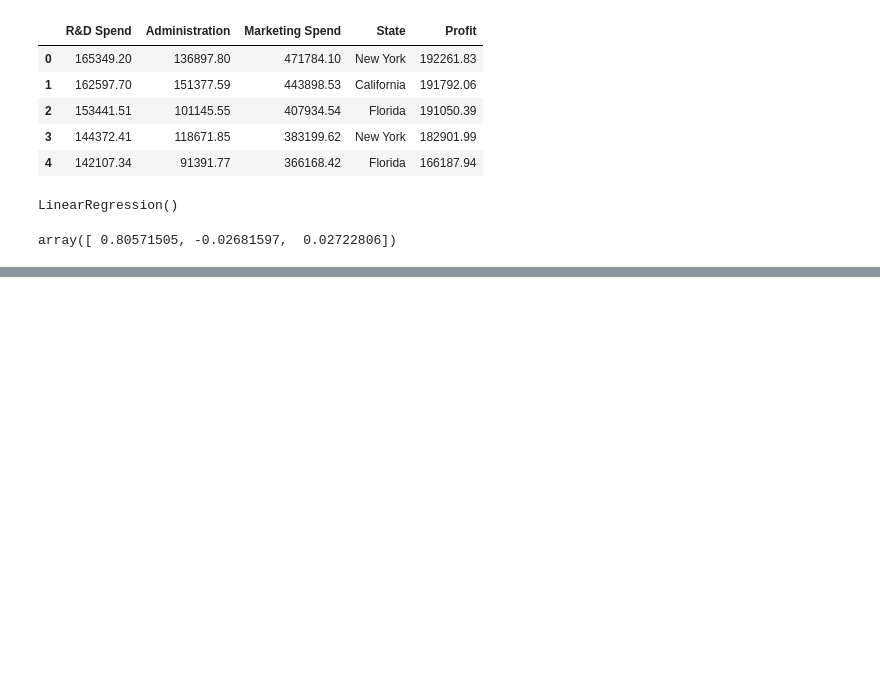
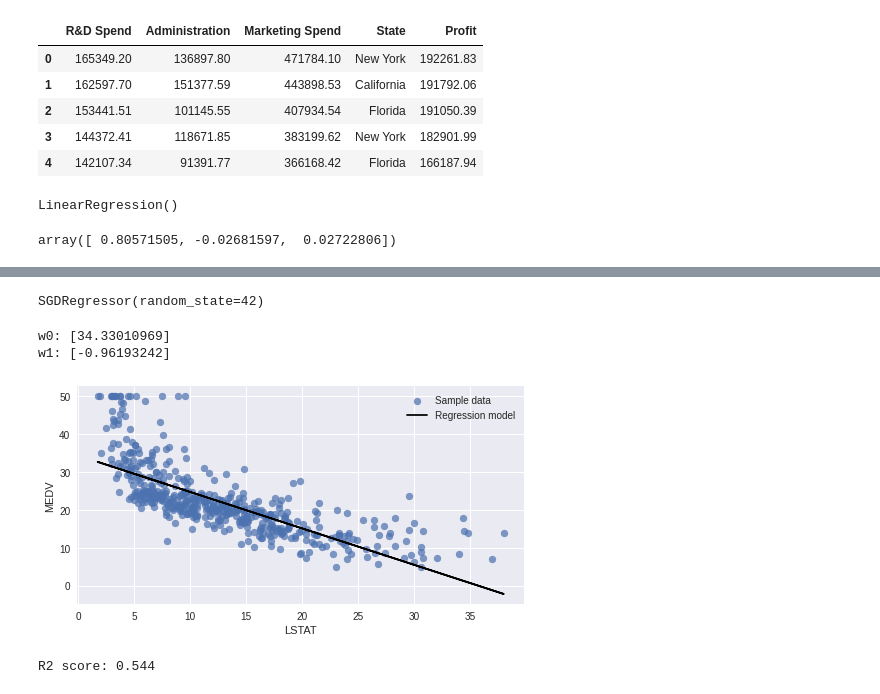
Before and after one commit to PoluboyarinovSI/SF_DataScience, a Jupyter notebook: Current_tasks/ML_1.ipynb, the cells around one changed output, grey strips where cells are left out. Saved outputs shown, nothing was run; the diff lists cells and outputs as text; code cells hidden in the pictures; blank space fills up the shorter version.

```diff
--- a/Current_tasks/ML_1.ipynb
+++ b/Current_tasks/ML_1.ipynb
@@ -225,0 +271,11 @@ w = Q @ X_1.T @ y
+# %%
+from sklearn.datasets import load_boston
+boston = load_boston()
+#создаём DataFrame из загруженных numpy-матриц
+boston_data = pd.DataFrame(
+    data=boston.data, #данные
+    columns=boston.feature_names #наименования столбцов
+)
+#добавляем в таблицу столбец с целевой переменной
+boston_data['MEDV'] = boston.target
+boston_data.head()
@@ -225,0 +306,25 @@ w = Q @ X_1.T @ y
+# %%
+boston_X_1 = boston_data[['LSTAT']] #матрица наблюдений
+boston_y_1 = boston_data['MEDV'] #вектор правильных ответов
+# %%
+sgd_lr_lstat = linear_model.SGDRegressor(random_state=42)
+sgd_lr_lstat.fit(boston_X_1, boston_y_1)
+# %% [output]
+SGDRegressor(random_state=42)
+# %%
+print('w0: {}'.format(sgd_lr_lstat.intercept_)) #свободный член w0
+print('w1: {}'.format(sgd_lr_lstat.coef_)) #остальные параметры модели w1, w2, ..., wm
+# %% [output]
+w0: [34.33010969]
+w1: [-0.96193242]
+# %%
+#Предсказываем медианную цену для всех участков из набора данных
+y_predict_boston_1 = sgd_lr_lstat.predict(boston_X_1)
+#Строим визуализацию
+plot_regression_2D(boston_X_1, boston_y_1, y_predict_boston_1)
+# %% [output]
+[figure, added]
+# %%
+print('R2 score: {:.3f}'.format(metrics.r2_score(y, y_predict)))
+# %% [output]
+R2 score: 0.544
```
Also changed, not shown: parts of 40 cells of this notebook, 1 other file.
